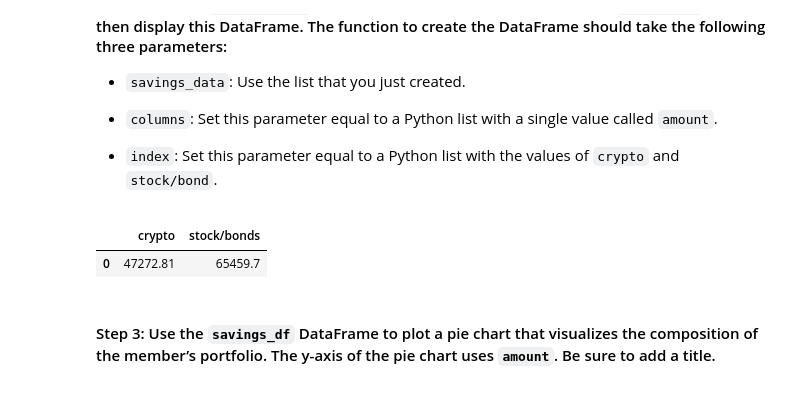
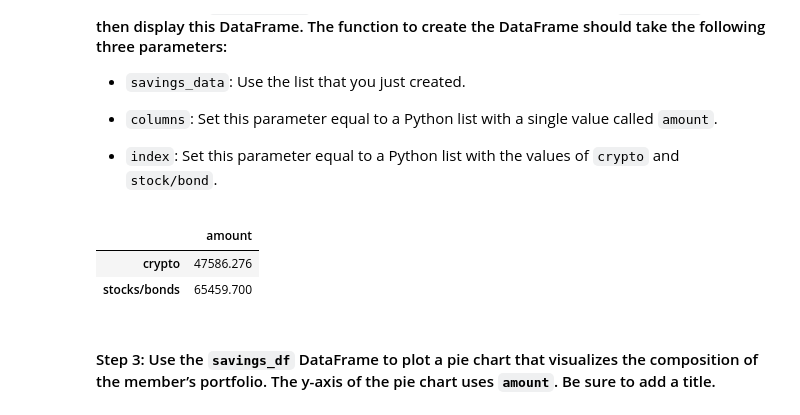
Before and after one commit to ssenhouse/challenge-05-042023, a Jupyter notebook: Starter_Code/financial_planning_tools.ipynb, the cells around one changed output. Cells and saved outputs as stored; diff of their text form; code cells hidden in the pictures.

Commit message:
Created savings data frame & savings pie chart

```diff
--- a/Starter_Code/financial_planning_tools.ipynb
+++ b/Starter_Code/financial_planning_tools.ipynb
@@ -339,9 +339,9 @@ In this section, you’ll use the valuations for the cryptocurrency wallet and f
 #### Step 1: Create a Python list named `savings_data` that has two elements. The first element contains the total value of the cryptocurrency wallet. The second element contains the total value of the stock and bond portions of the portfolio.
 # %%
 # Consolidate financial assets data into a Python list
-savings_data = {"crypto" : [total_crypto_wallet],
-                "stock/bonds" : [total_stocks_bonds]}
-#savings_data = {"Saving Sources":['crypto','stocks/bonds']},["amount"],[{total_crypto_wallet,total_stocks_bonds}]
+
+savings_data = (total_crypto_wallet,total_stocks_bonds)
+
 # Review the Python list savings_data
 print(savings_data)
 # %% [output]
@@ -356,14 +356,15 @@ print(savings_data)
 - `index`: Set this parameter equal to a Python list with the values of `crypto` and `stock/bond`.
 # %%
 # Create a Pandas DataFrame called savings_df
-savings_df = pd.DataFrame(savings_data)
-#savings_df.set_index("crypto","stocks/bonds")
+
+savings_df=pd.DataFrame(savings_data, columns = ['amount'], index = ['crypto','stocks/bonds'])
 
 # Display the savings_df DataFrame
 savings_df.head()
 # %% [output]
-|  | crypto | stock/bonds |
-| 0 | 47272.81 | 65459.7 |
+|  | amount |
+| crypto | 47586.276 |
+| stocks/bonds | 65459.700 |
 # %% [markdown]
 #### Step 3: Use the `savings_df` DataFrame to plot a pie chart that visualizes the composition of the member’s portfolio. The y-axis of the pie chart uses `amount`. Be sure to add a title.
 # %%
```
Also changed, not shown: parts of 11 cells of this notebook.
